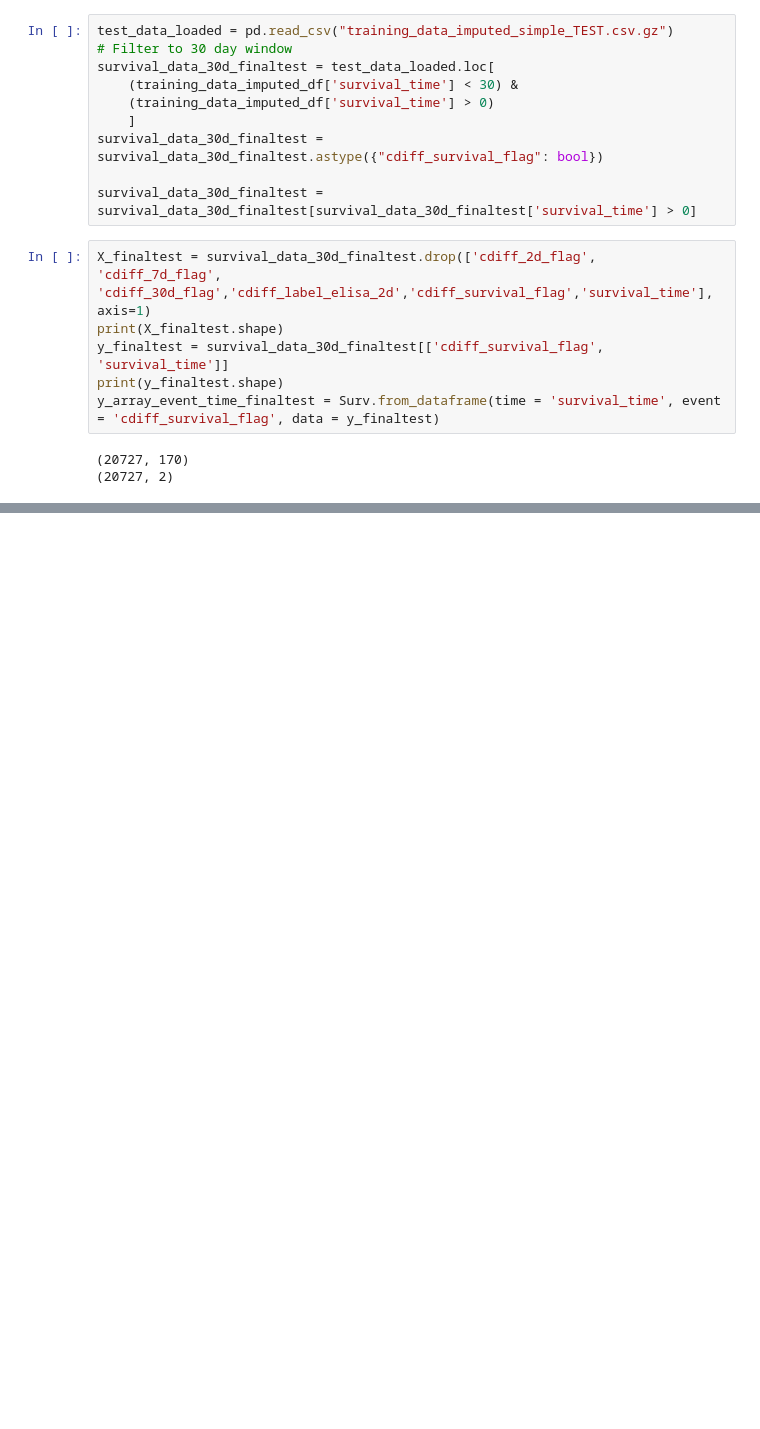
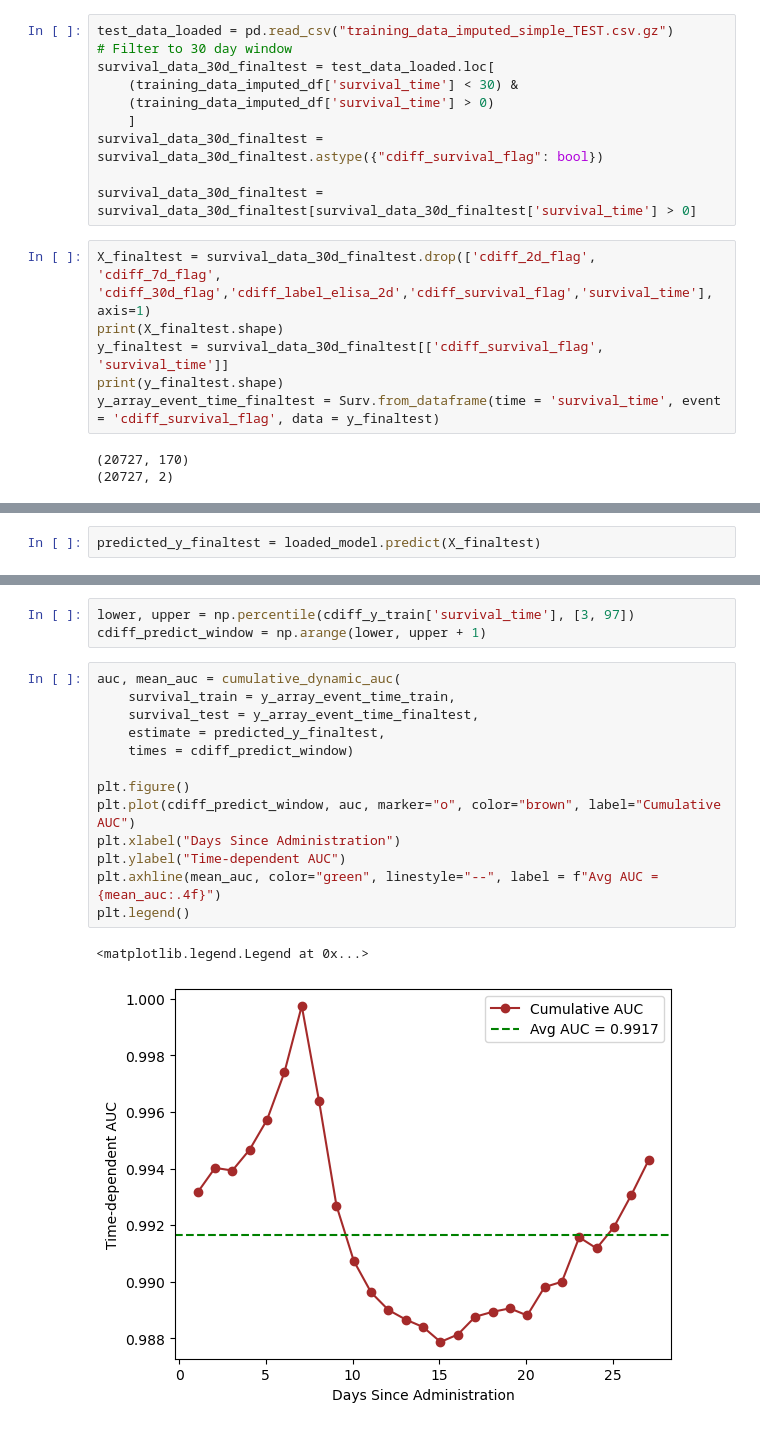
Before and after one commit to aszatrowski/predicting-cdiff, a Jupyter notebook: random_survival_forests.ipynb, the cells around one changed output, grey strips where cells are left out. Saved outputs shown, nothing was run; the diff lists cells and outputs as text; blank space fills up the shorter version.

Commit message:
completed time-dependent AUC test

```diff
--- a/random_survival_forests.ipynb
+++ b/random_survival_forests.ipynb
@@ -166,0 +169,2 @@ c_index_finaltest
+# %%
+predicted_y_finaltest = loaded_model.predict(X_finaltest)
@@ -166,0 +175,19 @@ c_index_finaltest
+# %%
+lower, upper = np.percentile(cdiff_y_train['survival_time'], [3, 97])
+cdiff_predict_window = np.arange(lower, upper + 1)
+# %%
+auc, mean_auc = cumulative_dynamic_auc(
+    survival_train = y_array_event_time_train,
+    survival_test = y_array_event_time_finaltest,
+    estimate = predicted_y_finaltest,
+    times = cdiff_predict_window)
+
+plt.figure()
+plt.plot(cdiff_predict_window, auc, marker="o", color="brown", label="Cumulative AUC")
+plt.xlabel("Days Since Administration")
+plt.ylabel("Time-dependent AUC")
+plt.axhline(mean_auc, color="green", linestyle="--", label = f"Avg AUC = {mean_auc:.4f}")
+plt.legend()
+# %% [output]
+<matplotlib.legend.Legend at 0x...>
+[figure, added]
```
Also changed, not shown: parts of 5 cells of this notebook, 1 other file.
